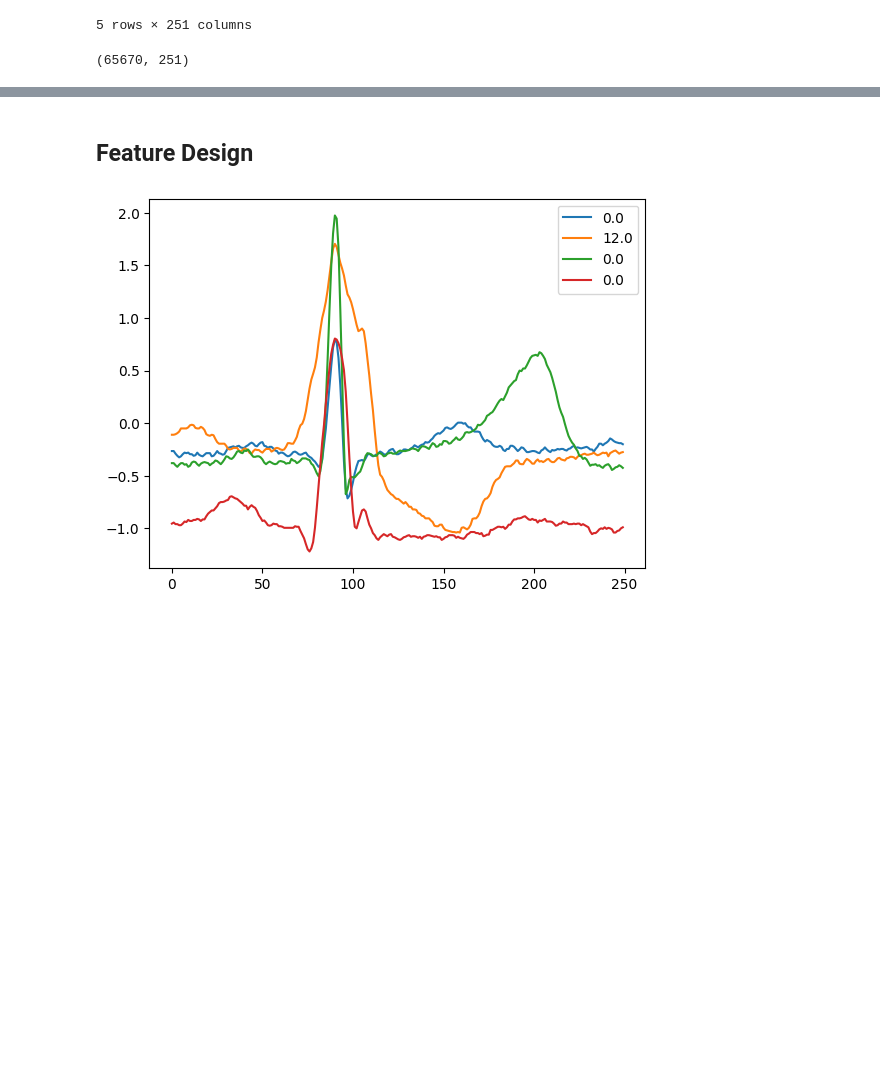
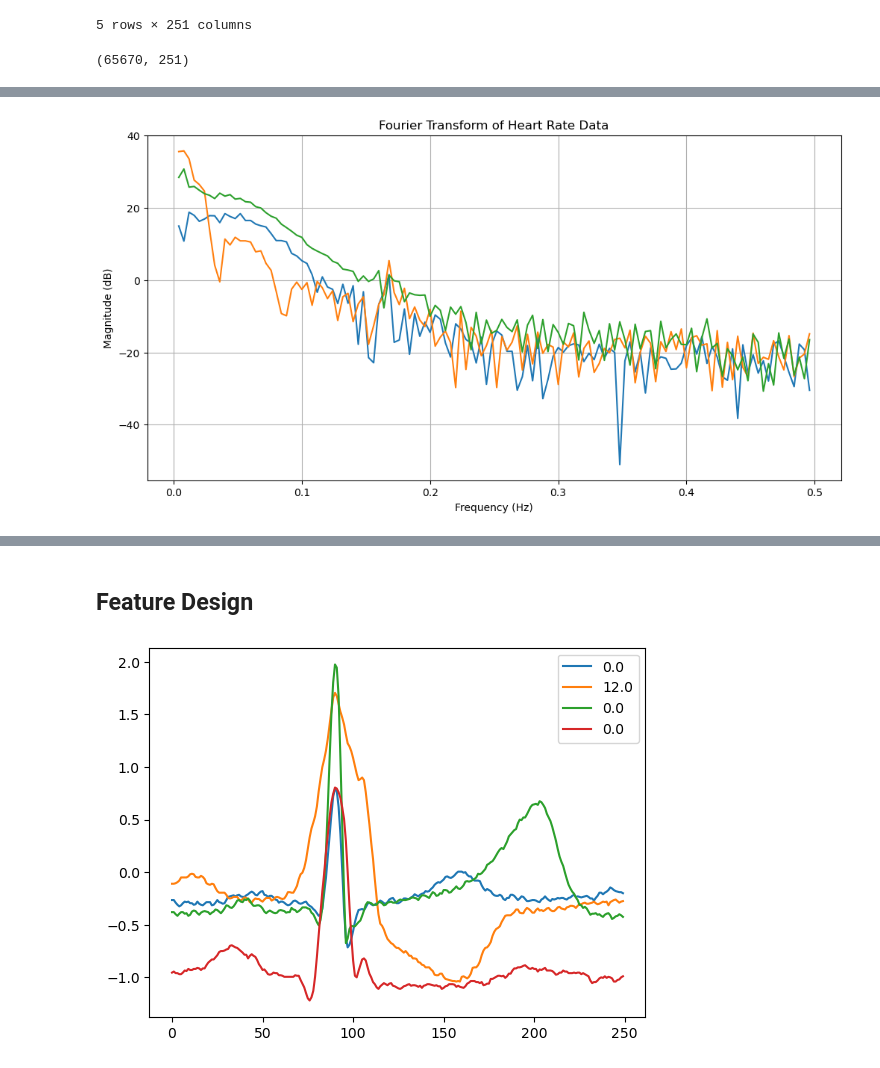
Before and after one commit to zachorrie/ML_ASS, a Jupyter notebook: CS_ARR.ipynb, the cells around one changed output, grey strips where cells are left out. Saved outputs shown, nothing was run; the diff lists cells and outputs as text; code cells hidden in the pictures; blank space fills up the shorter version.

```diff
--- a/CS_ARR.ipynb
+++ b/CS_ARR.ipynb
@@ -35,0 +97,41 @@ y_val = df_val.iloc[:,-1:].values.ravel()
+# %%
+# Calculate FFT's for the Validation Set
+cnt = len(fx_val)
+fx_val_mags = []
+fx_val_magsdb = []
+fx_val_freqs = []
+
+for beat in fx_val[:cnt]:
+    # Calculate the FFT
+    fft_result = np.fft.fft(beat)
+
+    # Calculate freq values corresponding with the FFT result
+    freq = np.fft.fftfreq(len(time))
+
+    # Eliminate negative frequencies
+    pos_freqs = freq > 0
+    fft_result = fft_result[pos_freqs]
+    freq = freq[pos_freqs]
+
+    # Calculate magnitude of the FFT result
+    mag = np.abs(fft_result)
+    mag_db = 20 * np.log10(mag)
+
+    fx_val_mags.append(mag[0:breadth])
+    fx_val_magsdb.append(mag_db[0:breadth])
+    fx_val_freqs.append(freq[0:breadth])
+# %%
+# Determine amount and plot some FFT training data samples
+plt_cnt = 3
+plt.figure(figsize=(12, 6))
+
+for beat in fx_train_magsdb[:plt_cnt]:
+    plt.plot(fx_train_freqs[0], beat)
+
+plt.xlabel('Frequency (Hz)')
+plt.ylabel('Magnitude (dB)')
+plt.title('Fourier Transform of Heart Rate Data')
+plt.grid()
+plt.show()
+# %% [output]
+[figure, added]
```
Also changed, not shown: parts of 14 cells of this notebook, 1 other file.
